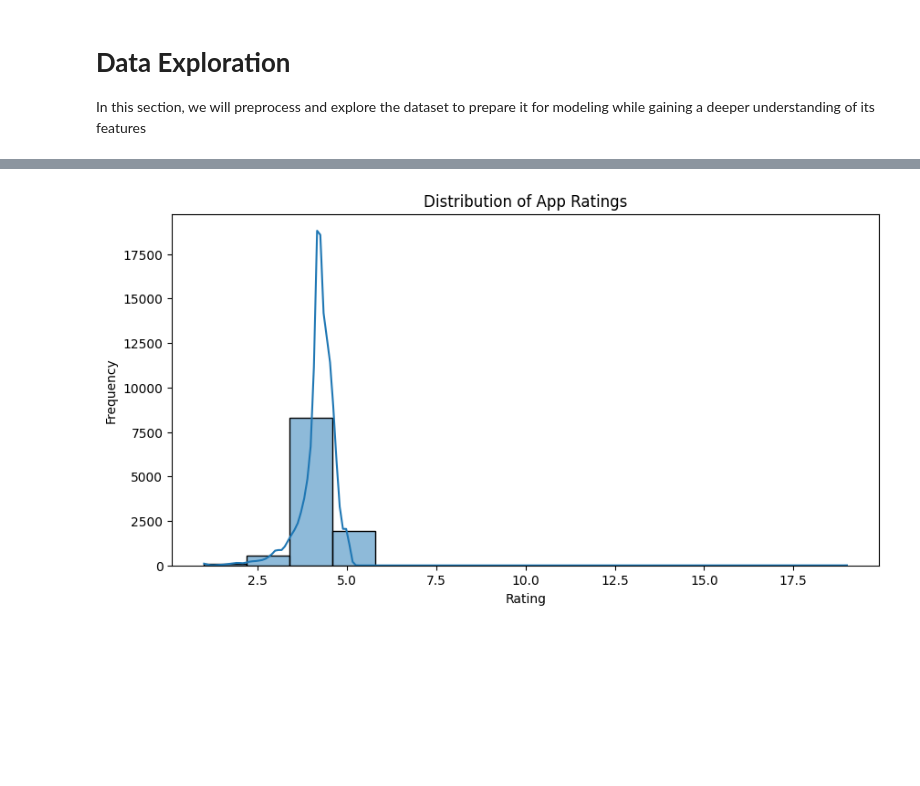
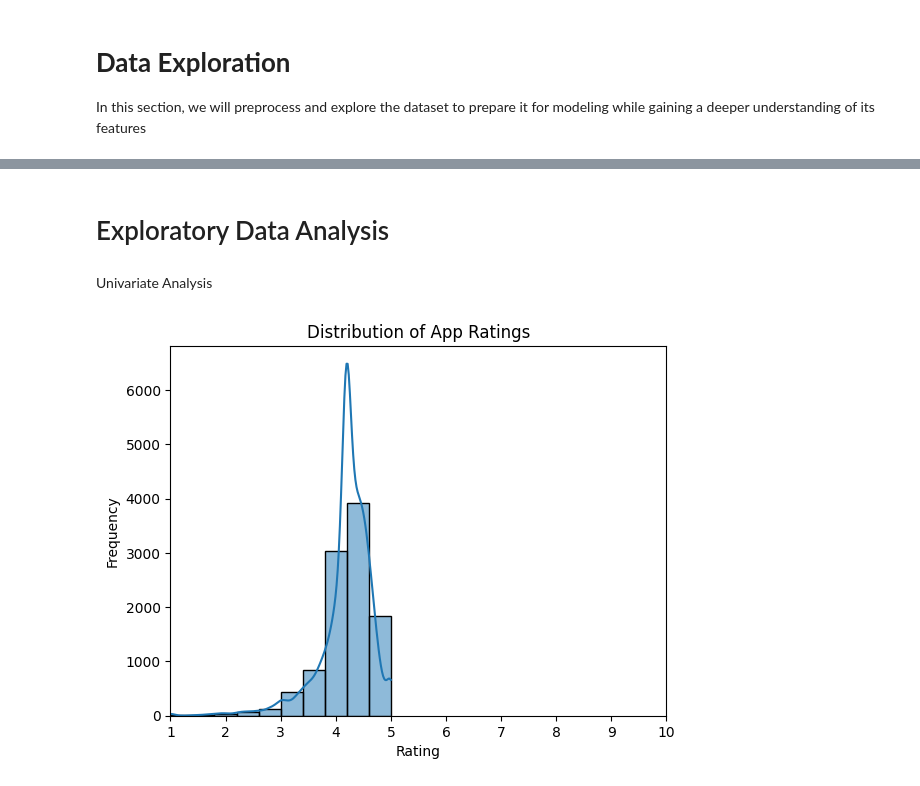
Before and after one commit to Veona-M/Mobile-App-Success-Predictor, a Jupyter notebook: app_success_prediction_model.ipynb, the cells around one changed output, grey strips where cells are left out. Saved outputs shown, nothing was run; the diff lists cells and outputs as text; code cells hidden in the pictures; blank space fills up the shorter version.

```diff
--- a/app_success_prediction_model.ipynb
+++ b/app_success_prediction_model.ipynb
@@ -341,0 +151,3 @@ plt.show()
+# %%
+df.drop_duplicates(inplace=True)
+df.duplicated().sum()
@@ -341,0 +210,9 @@ plt.show()
+# %%
+#convert 'Installs' to numeric
+df['Installs'] = df['Installs'].str.replace('+', '').str.replace(',', '')
+
+df['Installs'] = pd.to_numeric(df['Installs'], errors= 'coerce')
+
+#delete null values
+df.dropna(subset=['Installs'], inplace=True)
+df['Installs'].isna().sum()
@@ -341,0 +232,6 @@ plt.show()
+# %%
+
+df['Year'] = df['Last Updated'].dt.year
+
+# Preview the new column
+df.head()
@@ -341,0 +245,4 @@ plt.show()
+# %%
+# Combine '0' and 'Free' into 'Free'
+df['Type'] = df['Type'].replace({'0': 'Free', 'Free': 'Free'})
+print(df['Type'].unique())
@@ -342,13 +277,15 @@ plt.show()
+# %% [markdown]
+# Exploratory Data Analysis
+# %% [markdown]
+Univariate Analysis
 # %%
-#Distribution of ratings
-import matplotlib.pyplot as plt
-import seaborn as sns
+#Distribution of App Ratings
 
-plt.figure(figsize=(10,5))
-sns.histplot(df['Rating'], bins=15, kde= True)
+sns.histplot(df['Rating'], bins=10, kde=True)
 plt.title('Distribution of App Ratings')
 plt.xlabel('Rating')
 plt.ylabel('Frequency')
+plt.xlim(1,10)
 plt.show()
 # %% [output]
-[figure, old version]
+[figure, new version]
```
Also changed, not shown: parts of 65 cells of this notebook.
